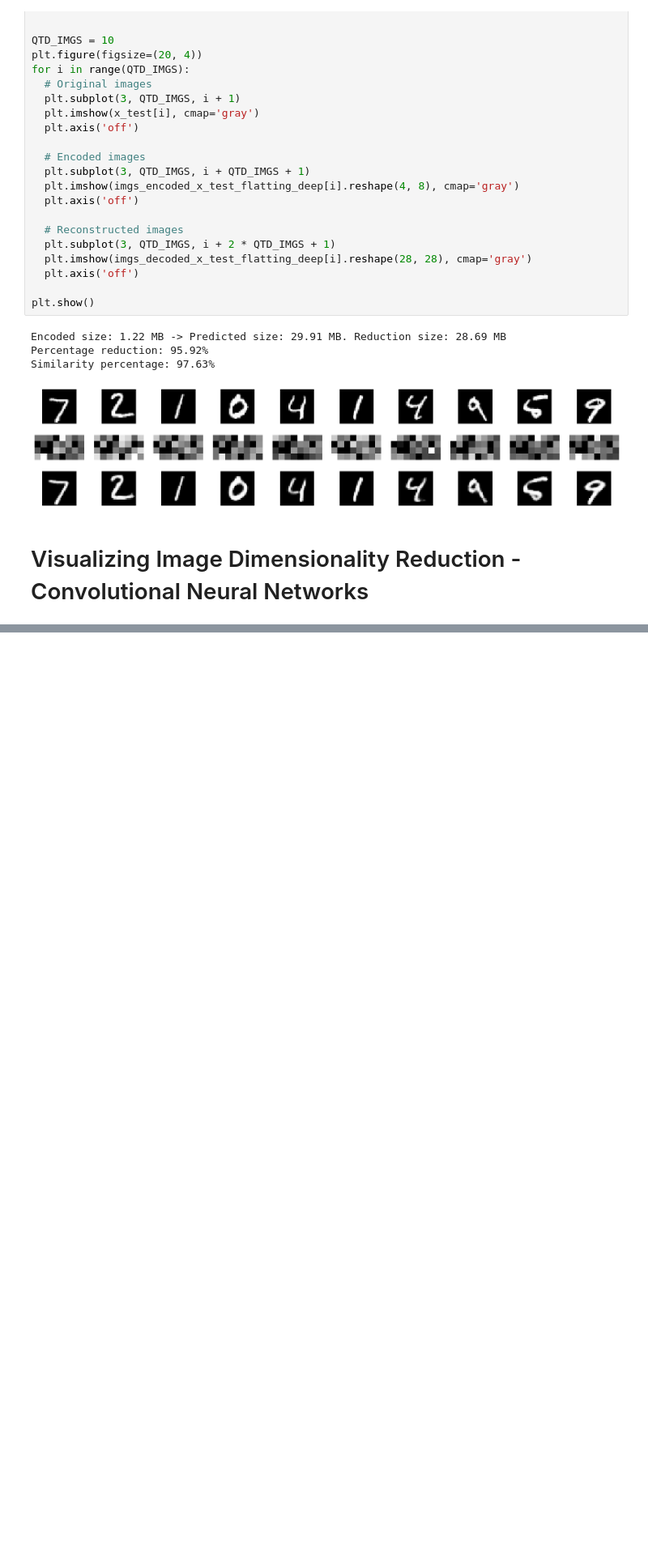
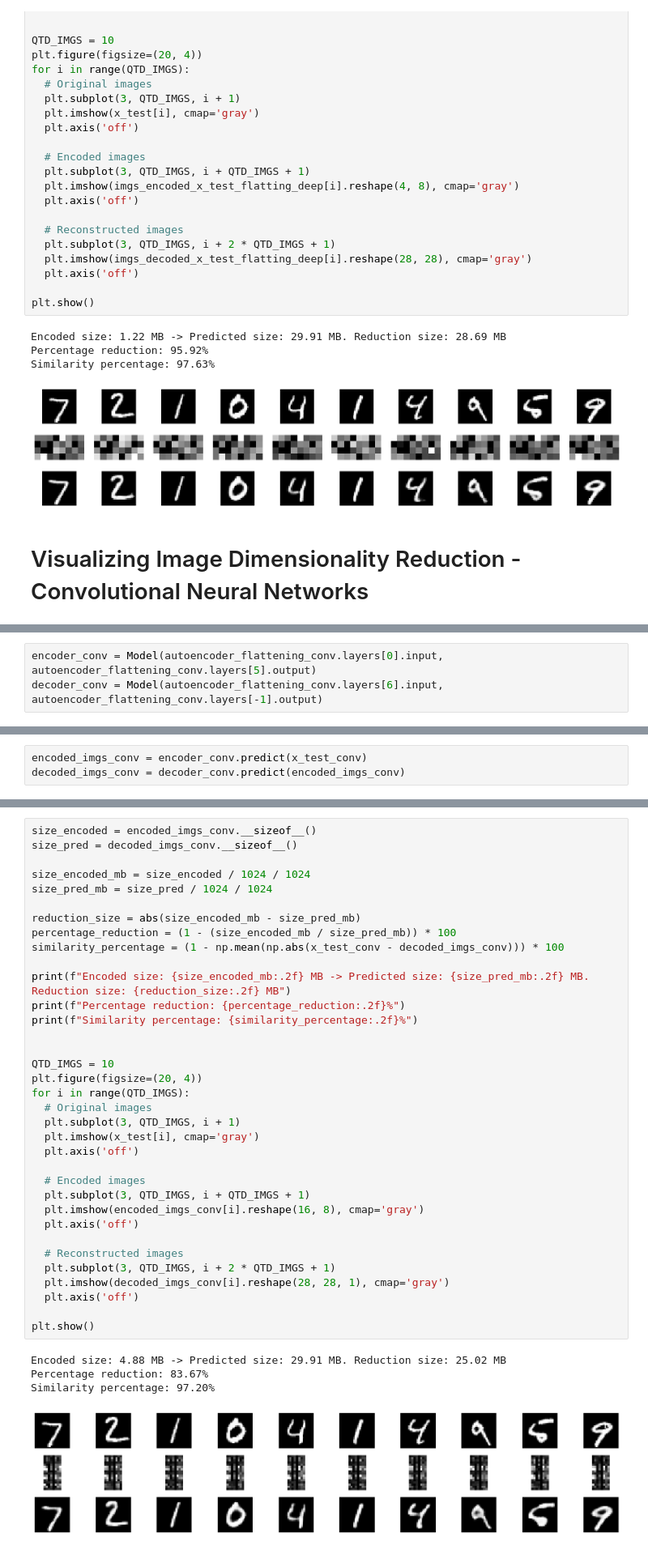
Before and after one commit to KauaHenSilva/python_image_dimensionality_reduction, a Jupyter notebook: main.ipynb, the cells around one changed output, grey strips where cells are left out. Shown at 81% size. Cells and saved outputs as stored; diff of their text form; blank space fills up the shorter version.

Commit message:
feat: add convolutional autoencoder

```diff
--- a/main.ipynb
+++ b/main.ipynb
@@ -459,0 +482,3 @@ Similarity percentage: 97.63%
+# %%
+encoder_conv = Model(autoencoder_flattening_conv.layers[0].input, autoencoder_flattening_conv.layers[5].output)
+decoder_conv = Model(autoencoder_flattening_conv.layers[6].input, autoencoder_flattening_conv.layers[-1].output)
@@ -459,0 +494,3 @@ Similarity percentage: 97.63%
+# %%
+encoded_imgs_conv = encoder_conv.predict(x_test_conv)
+decoded_imgs_conv = decoder_conv.predict(encoded_imgs_conv)
@@ -459,0 +500,40 @@ Similarity percentage: 97.63%
+# %%
+size_encoded = encoded_imgs_conv.__sizeof__()
+size_pred = decoded_imgs_conv.__sizeof__()
+
+size_encoded_mb = size_encoded / 1024 / 1024
+size_pred_mb = size_pred / 1024 / 1024
+
+reduction_size = abs(size_encoded_mb - size_pred_mb)
+percentage_reduction = (1 - (size_encoded_mb / size_pred_mb)) * 100
+similarity_percentage = (1 - np.mean(np.abs(x_test_conv - decoded_imgs_conv))) * 100
+
+print(f"Encoded size: {size_encoded_mb:.2f} MB -> Predicted size: {size_pred_mb:.2f} MB. Reduction size: {reduction_size:.2f} MB")
+print(f"Percentage reduction: {percentage_reduction:.2f}%")
+print(f"Similarity percentage: {similarity_percentage:.2f}%")
+
+
+QTD_IMGS = 10
+plt.figure(figsize=(20, 4))
+for i in range(QTD_IMGS):
+  # Original images
+  plt.subplot(3, QTD_IMGS, i + 1)
+  plt.imshow(x_test[i], cmap='gray')
+  plt.axis('off')
+
+  # Encoded images
+  plt.subplot(3, QTD_IMGS, i + QTD_IMGS + 1)
+  plt.imshow(encoded_imgs_conv[i].reshape(16, 8), cmap='gray')
+  plt.axis('off')
+
+  # Reconstructed images
+  plt.subplot(3, QTD_IMGS, i + 2 * QTD_IMGS + 1)
+  plt.imshow(decoded_imgs_conv[i].reshape(28, 28, 1), cmap='gray')
+  plt.axis('off')
+
+plt.show()
+# %% [output]
+Encoded size: 4.88 MB -> Predicted size: 29.91 MB. Reduction size: 25.02 MB
+Percentage reduction: 83.67%
+Similarity percentage: 97.20%
+[figure, added]
```
Also changed, not shown: parts of 4 cells of this notebook.
